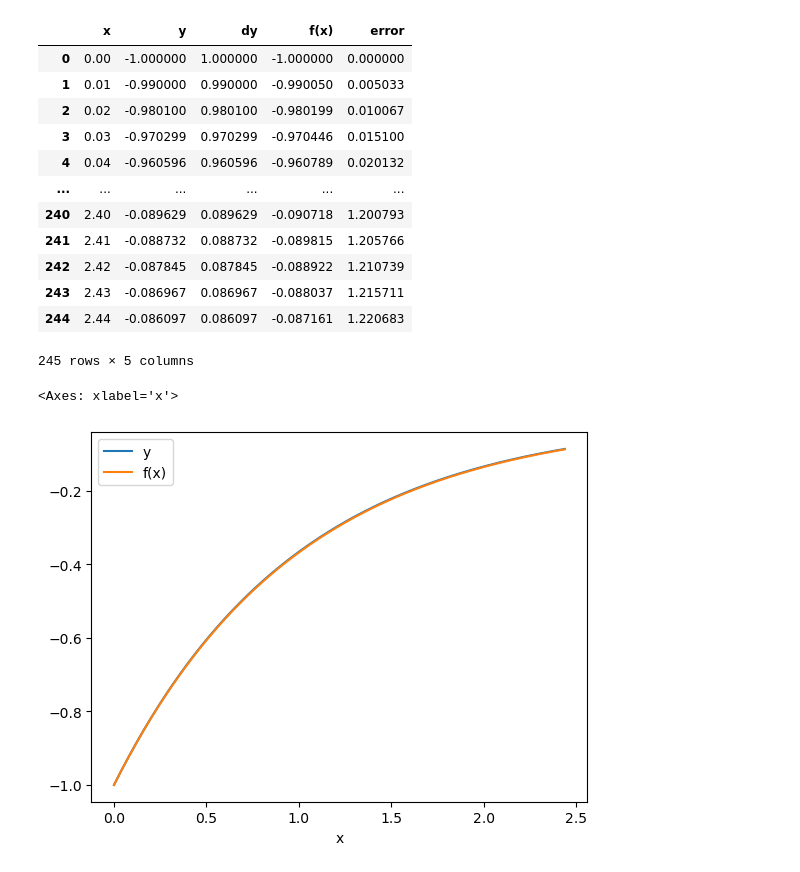
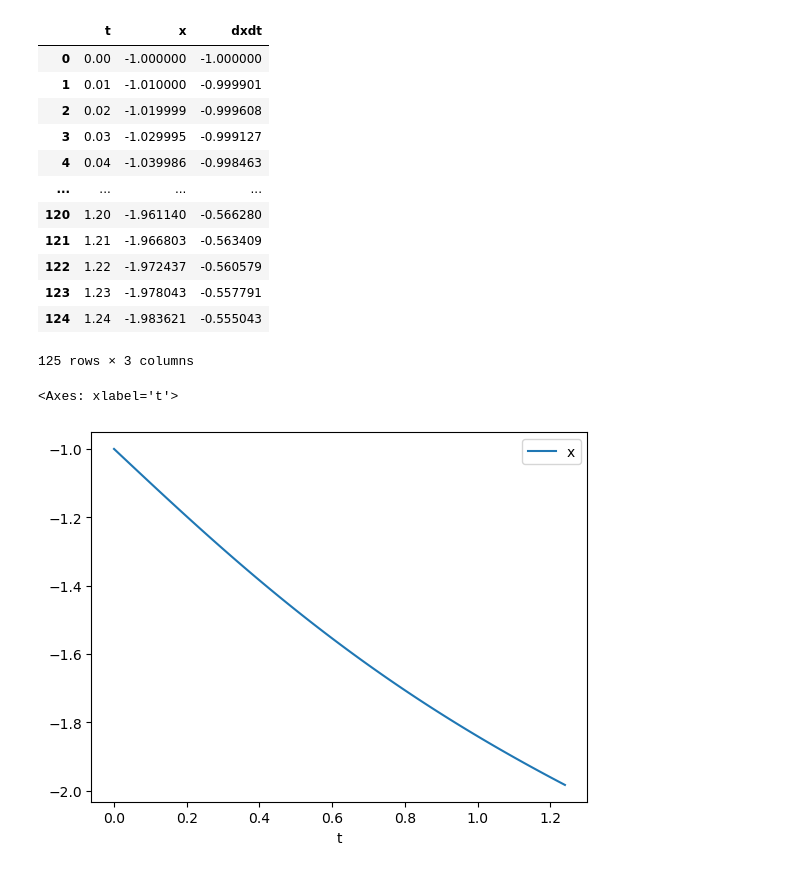
Before and after one commit to ehremington/390-2025-fall, a Jupyter notebook: develop/day22.ipynb, the cells around one changed output. Cells and saved outputs as stored; diff of their text form; code cells hidden in the pictures.

```diff
--- a/develop/day22.ipynb
+++ b/develop/day22.ipynb
@@ -95,25 +95,25 @@ def secant(f, guess, delta=1, tolerance = 2**-32):
         n += 1
     return(x1, n)
 # %%
-df = pd.read_excel('day22-excel-file.xlsx', sheet_name='Sheet3')
+df = pd.read_excel('day22-excel-file.xlsx', sheet_name='Sheet2')
 df
 # %% [output]
-|  | x | y | dy | f(x) | error |
-| 0 | 0.00 | -1.000000 | 1.000000 | -1.000000 | 0.000000 |
-| 1 | 0.01 | -0.990000 | 0.990000 | -0.990050 | 0.005033 |
-| 2 | 0.02 | -0.980100 | 0.980100 | -0.980199 | 0.010067 |
-| 3 | 0.03 | -0.970299 | 0.970299 | -0.970446 | 0.015100 |
-| 4 | 0.04 | -0.960596 | 0.960596 | -0.960789 | 0.020132 |
-| ... | ... | ... | ... | ... | ... |
-| 240 | 2.40 | -0.089629 | 0.089629 | -0.090718 | 1.200793 |
-| 241 | 2.41 | -0.088732 | 0.088732 | -0.089815 | 1.205766 |
-| 242 | 2.42 | -0.087845 | 0.087845 | -0.088922 | 1.210739 |
-| 243 | 2.43 | -0.086967 | 0.086967 | -0.088037 | 1.215711 |
-| 244 | 2.44 | -0.086097 | 0.086097 | -0.087161 | 1.220683 |
+|  | t | x | dxdt |
+| 0 | 0.00 | -1.000000 | -1.000000 |
+| 1 | 0.01 | -1.010000 | -0.999901 |
+| 2 | 0.02 | -1.019999 | -0.999608 |
+| 3 | 0.03 | -1.029995 | -0.999127 |
+| 4 | 0.04 | -1.039986 | -0.998463 |
+| ... | ... | ... | ... |
+| 120 | 1.20 | -1.961140 | -0.566280 |
+| 121 | 1.21 | -1.966803 | -0.563409 |
+| 122 | 1.22 | -1.972437 | -0.560579 |
+| 123 | 1.23 | -1.978043 | -0.557791 |
+| 124 | 1.24 | -1.983621 | -0.555043 |
-245 rows × 5 columns
+125 rows × 3 columns
 # %%
-df.plot('x', ['y', 'f(x)'])
-#df.plot('x', 'f(x)')
+#df.plot('t', ['x', 'f(t)'])
+df.plot('t', 'x')
 # %% [output]
-<Axes: xlabel='x'>
+<Axes: xlabel='t'>
-[figure, old version]
+[figure, new version]
```
Also changed, not shown: parts of 1 cell of this notebook, 12 other files.
